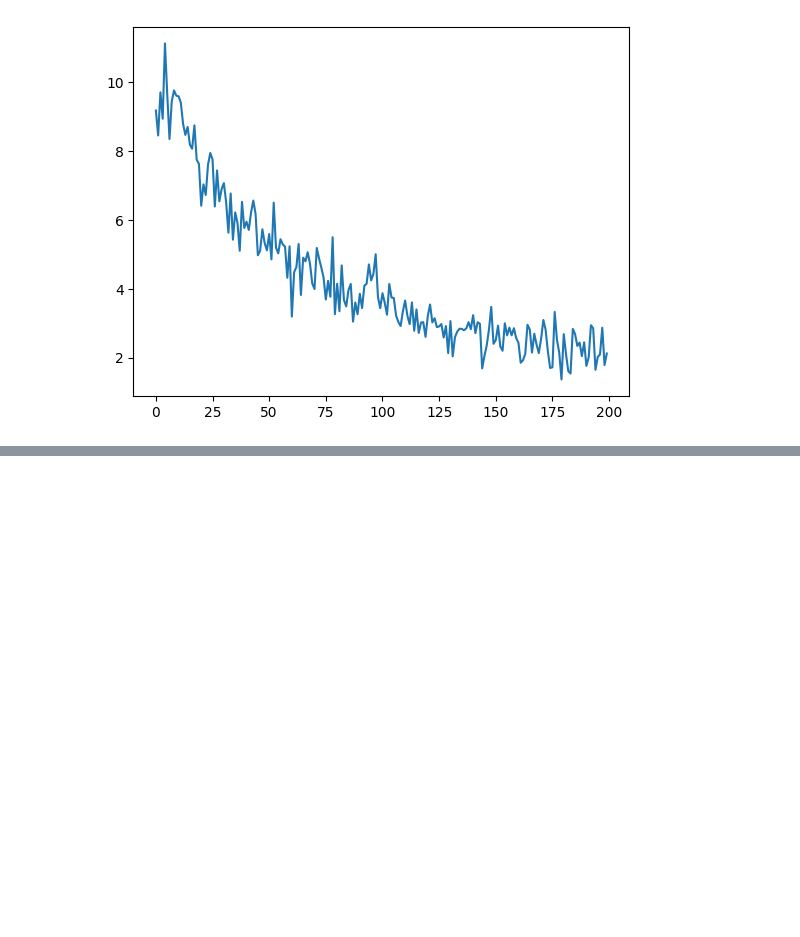
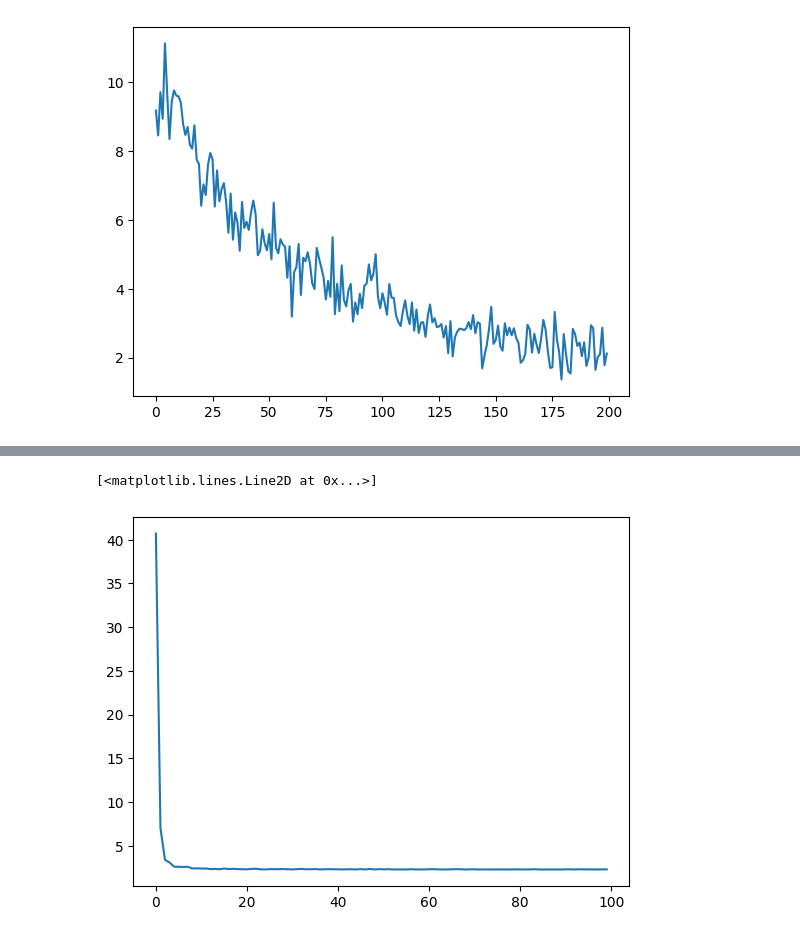
Before and after one commit to ragitu5552/Andrew-NG-projects-, a Jupyter notebook: multiclassClassification/digit_recog.ipynb, the cells around one changed output, grey strips where cells are left out. Saved outputs shown, nothing was run; the diff lists cells and outputs as text; code cells hidden in the pictures; blank space fills up the shorter version.

```diff
--- a/multiclassClassification/Untitled38.ipynb
+++ b/multiclassClassification/digit_recog.ipynb
@@ -129,0 +132,2 @@ plt.plot(torch.tensor(lossi).view(-1, 5).mean(1))
+# %%
+relu = torch.nn.ReLU()
@@ -129,0 +149,37 @@ plt.plot(torch.tensor(lossi).view(-1, 5).mean(1))
+# %%
+lossi = []
+batch = 10
+for i in range(10000):
+  x, y = get_batch(x_train , y_train)
+  x = torch.tensor(x).to(torch.float64)
+  y = torch.tensor(y).to(torch.int64).view(-1)
+
+  # Forward pass
+  out = x @ w1 + b1
+  out = relu(out)
+
+  a = out @ w2 + b2
+  a = relu(a)
+
+  logits = a @ w3 + b3
+
+  logits = torch.exp(logits)
+  probs = logits/logits.sum(dim=1, keepdim=True)
+
+  prob = probs[torch.arange(batch), y].log().sum()
+  loss = -1*prob/batch
+  lossi.append(loss.item())
+
+  if i < 7000:
+    lr = 0.001
+  else:
+    lr = 0.0001
+  if i%500 == 0:
+    print(loss.item())
+  for p in parameters:
+    p.grad = None
+
+  loss.backward()
+
+  for p in parameters:
+    p.data += -lr*p.grad
@@ -129,0 +207,5 @@ plt.plot(torch.tensor(lossi).view(-1, 5).mean(1))
+# %%
+plt.plot(torch.tensor(lossi).view(-1, 100).mean(1))
+# %% [output]
+[<matplotlib.lines.Line2D at 0x...>]
+[figure, added]
```
Also changed, not shown: parts of 10 cells of this notebook, 1 other file.
